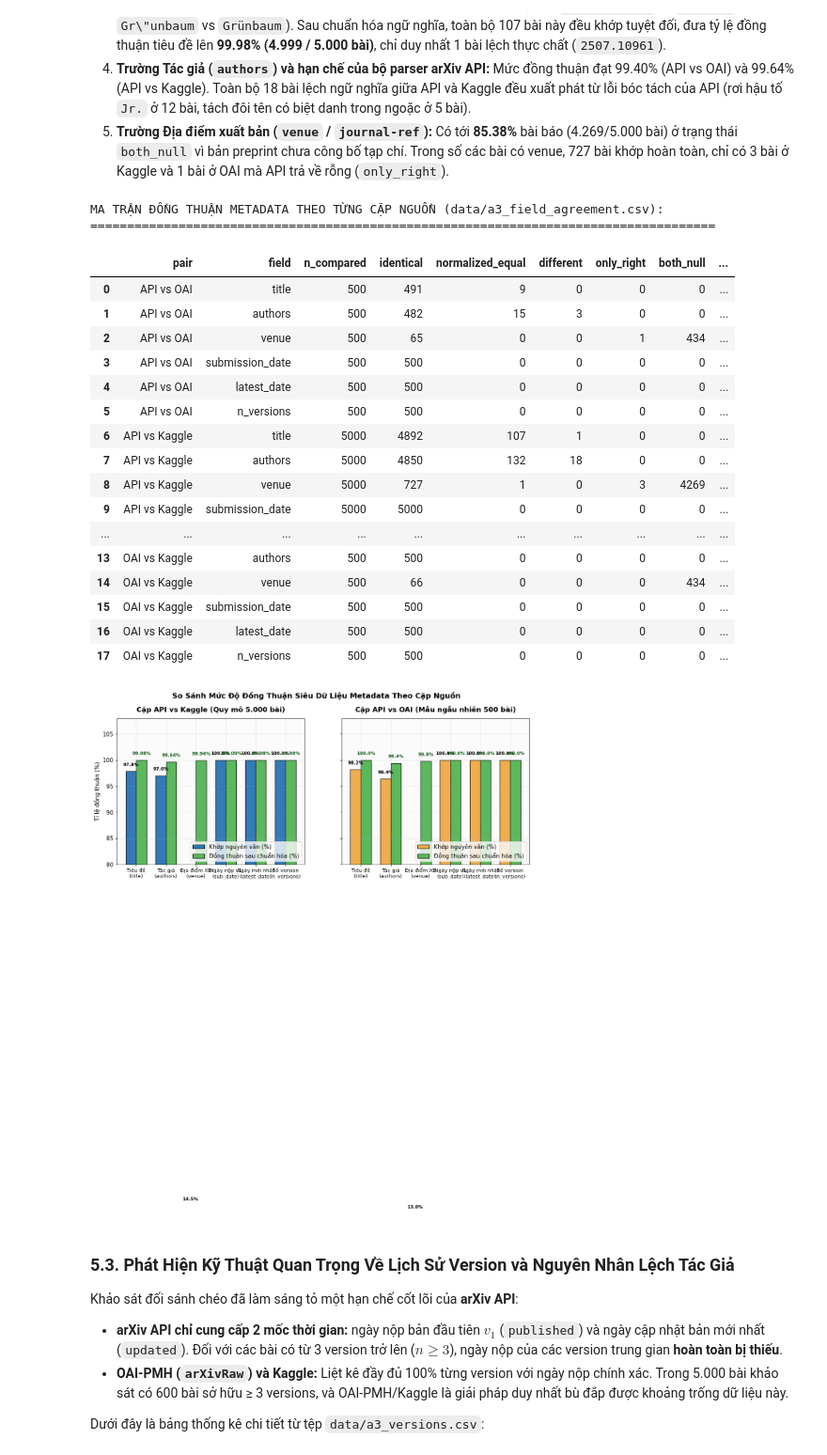
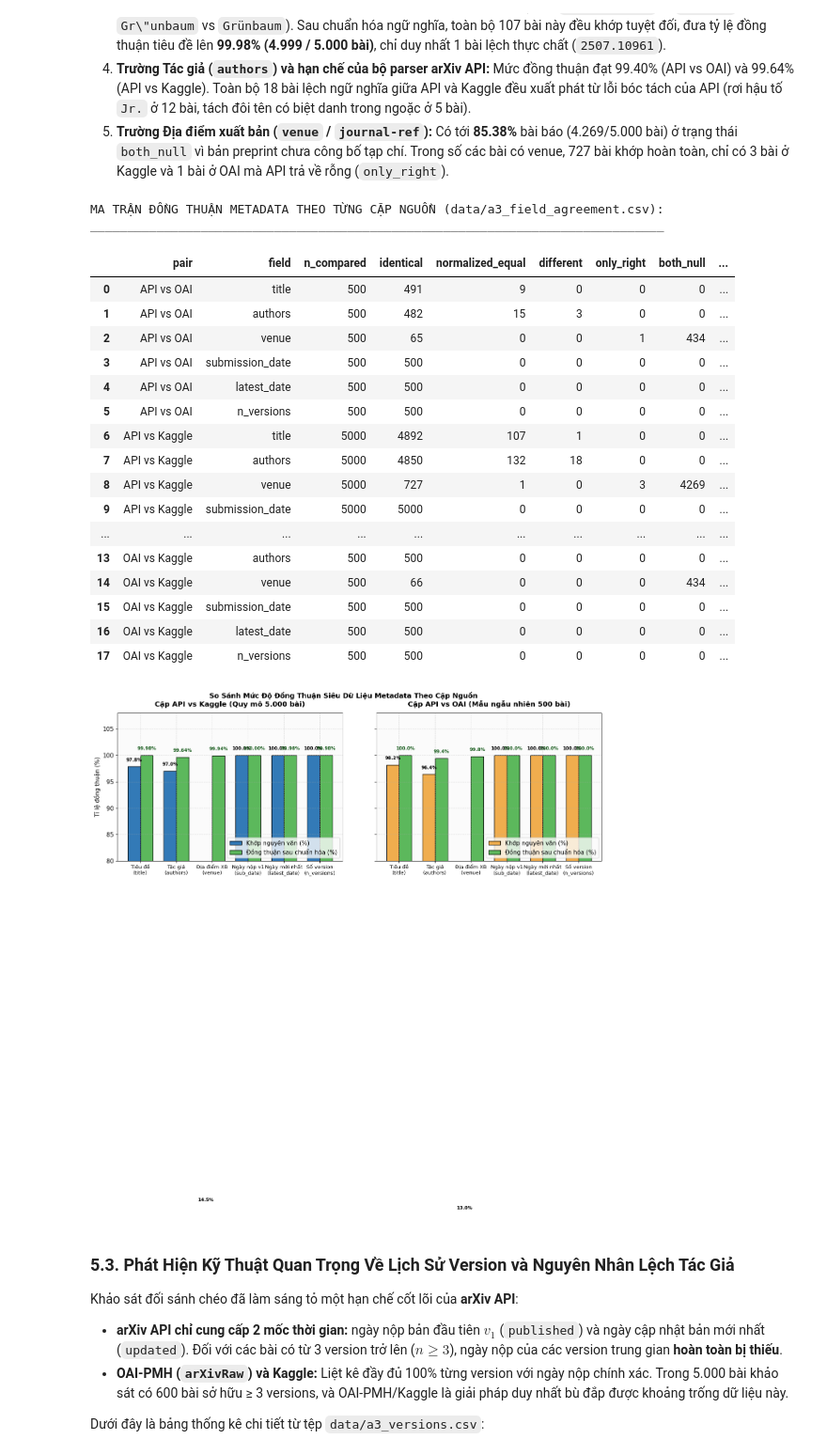
Before and after one commit to introds-arxiv-book/introds-arxiv-book, a Jupyter notebook: milestone1/03-performance.ipynb, the cells around one changed output. Shown at 94% size. Cells and saved outputs as stored; diff of their text form; code cells hidden in the pictures.

Commit message:
style(m1): standardize dividers and refine plot layout in 03-performance.ipynb

```diff
--- a/milestone1/03-performance.ipynb
+++ b/milestone1/03-performance.ipynb
@@ -342,11 +342,11 @@ df_fa_display["pct_agreement"] = ((df_fa_display["identical"] + df_fa_display["n
 df_fa_display["pct_disagree"] = ((df_fa_display["different"] + df_fa_display["only_left"] + df_fa_display["only_right"]) / df_fa_display["n_compared"]) * 100
 
 print("MA TRẬN ĐỒNG THUẬN METADATA THEO TỪNG CẶP NGUỒN (data/a3_field_agreement.csv):")
-print("=" * 85)
+print("______________________________________________________________________________")
 display(df_fa_display[["pair", "field", "n_compared", "identical", "normalized_equal", "different", "only_right", "both_null", "pct_identical", "pct_agreement", "pct_disagree"]])
 
 # Trực quan hóa mức độ đồng thuận metadata giữa các cặp nguồn bằng biểu đồ cột nhóm
-fig, axes = plt.subplots(1, 2, figsize=(14, 5), sharey=True)
+fig, axes = plt.subplots(1, 2, figsize=(14, 5.5), sharey=True)
 
 # 1. Cặp API vs Kaggle (Toàn diện 5.000 bài)
 df_ak = df_fa_display[df_fa_display["pair"] == "API vs Kaggle"].reset_index(drop=True)
@@ -390,37 +390,37 @@ ax2.set_xticklabels(field_labels, fontsize=9.5)
 ax2.set_ylim(80, 108)
 ax2.legend(loc="lower right")
 
 for bar in bars3:
     h = bar.get_height()
     ax2.text(bar.get_x() + bar.get_width()/2, h + 0.8, f"{h:.1f}%", ha="center", va="bottom", fontsize=8.5, fontweight="bold")
 for bar in bars4:
     h = bar.get_height()
     ax2.text(bar.get_x() + bar.get_width()/2, h + 0.8, f"{h:.1f}%", ha="center", va="bottom", fontsize=8.5, fontweight="bold", color="#1b5e20")
 
-plt.suptitle("So Sánh Mức Độ Đồng Thuận Siêu Dữ Liệu Metadata Theo Cặp Nguồn", fontsize=14, fontweight="bold", y=1.02)
-plt.tight_layout()
+plt.subplots_adjust(top=0.88, bottom=0.18, left=0.08, right=0.98, wspace=0.15)
+plt.suptitle("So Sánh Mức Độ Đồng Thuận Siêu Dữ Liệu Metadata Theo Cặp Nguồn", fontsize=13, fontweight="bold", y=0.98)
 plt.show()
 # %% [output]
 MA TRẬN ĐỒNG THUẬN METADATA THEO TỪNG CẶP NGUỒN (data/a3_field_agreement.csv):
-=====================================================================================
+______________________________________________________________________________
 |  | pair | field | n_compared | identical | normalized_equal | different | only_right | both_null | ... |
 | 0 | API vs OAI | title | 500 | 491 | 9 | 0 | 0 | 0 | ... |
 | 1 | API vs OAI | authors | 500 | 482 | 15 | 3 | 0 | 0 | ... |
 | 2 | API vs OAI | venue | 500 | 65 | 0 | 0 | 1 | 434 | ... |
 | 3 | API vs OAI | submission_date | 500 | 500 | 0 | 0 | 0 | 0 | ... |
 | 4 | API vs OAI | latest_date | 500 | 500 | 0 | 0 | 0 | 0 | ... |
 | 5 | API vs OAI | n_versions | 500 | 500 | 0 | 0 | 0 | 0 | ... |
 | 6 | API vs Kaggle | title | 5000 | 4892 | 107 | 1 | 0 | 0 | ... |
 | 7 | API vs Kaggle | authors | 5000 | 4850 | 132 | 18 | 0 | 0 | ... |
 | 8 | API vs Kaggle | venue | 5000 | 727 | 1 | 0 | 3 | 4269 | ... |
 | 9 | API vs Kaggle | submission_date | 5000 | 5000 | 0 | 0 | 0 | 0 | ... |
 | ... | ... | ... | ... | ... | ... | ... | ... | ... | ... |
 | 13 | OAI vs Kaggle | authors | 500 | 500 | 0 | 0 | 0 | 0 | ... |
 | 14 | OAI vs Kaggle | venue | 500 | 66 | 0 | 0 | 0 | 434 | ... |
 | 15 | OAI vs Kaggle | submission_date | 500 | 500 | 0 | 0 | 0 | 0 | ... |
 | 16 | OAI vs Kaggle | latest_date | 500 | 500 | 0 | 0 | 0 | 0 | ... |
 | 17 | OAI vs Kaggle | n_versions | 500 | 500 | 0 | 0 | 0 | 0 | ... |
-[figure, old version]
+[figure, new version]
 # %% [markdown]
 ### 5.3. Phát Hiện Kỹ Thuật Quan Trọng Về Lịch Sử Version và Nguyên Nhân Lệch Tác Giả
 
```
Also changed, not shown: parts of 1 cell of this notebook.
